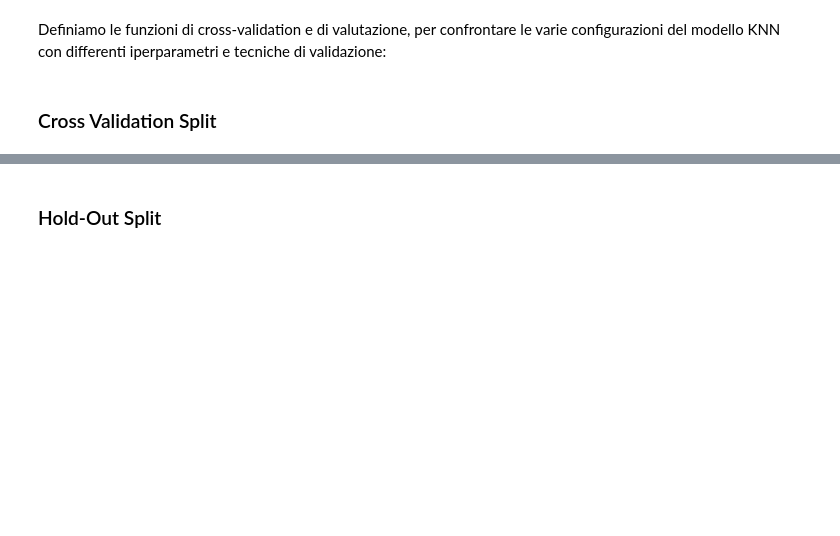
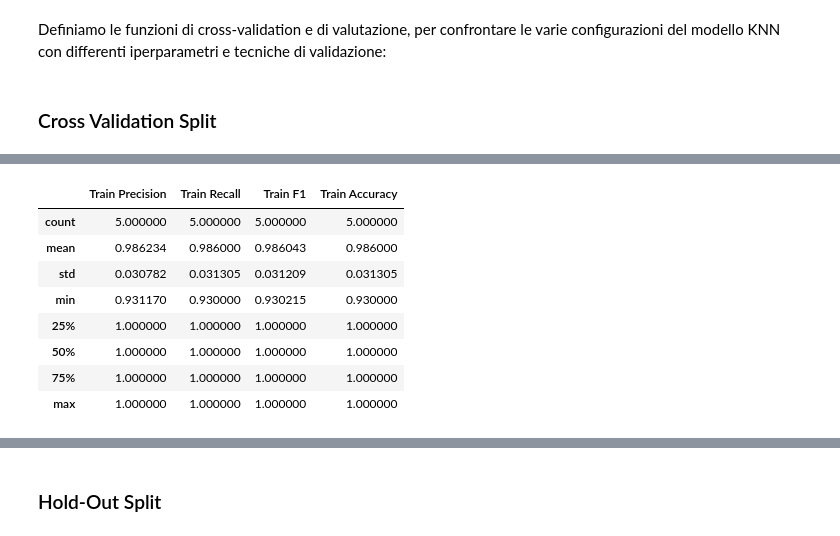
Before and after one commit to crypto-infinity/proai, a Jupyter notebook: course4-ml-algorithms/project/frutti_esotici.ipynb, the cells around one changed output, grey strips where cells are left out. Drawn from its saved outputs; the diff is of its cells as text; code cells hidden in the pictures; blank space fills up the shorter version.

Commit message:
Cross validation done, select models then validate

```diff
--- a/course4-ml-algorithms/project/frutti_esotici.ipynb
+++ b/course4-ml-algorithms/project/frutti_esotici.ipynb
@@ -243,6 +243,8 @@ def inverse_log_transform(features):
     """
 
     return np.expm1(features)
+# %%
+X["Diametro medio (mm)"] = log_transform(X["Diametro medio (mm)"])
 # %% [markdown]
 **Lunghezza Media**, nonostante anch'essa presenti un'asimmetria, non verrà comunque modificata ulteriormente (ad eccezione dello scaling, che verrà applicato successivamente).
 
@@ -286,7 +288,7 @@ Definiamo le funzioni di cross-validation e di valutazione, per confrontare le v
 
 from sklearn.metrics import precision_score, recall_score, f1_score, accuracy_score, confusion_matrix, classification_report
 
-def evaluate_model(model, dataset, message=None, verbose=False):
+def evaluate_model(model, dataset, message=None, verbose=True):
     """
     Evaluates a model by computing its metrics.
 
@@ -305,22 +307,26 @@ def evaluate_model(model, dataset, message=None, verbose=False):
     accuracy = accuracy_score(y, y_pred)
 
     if verbose:
+        if message:
+            print(message)
+
+        # Computing the classification report and confusion matrix
+
         report = classification_report(y, y_pred)
         confusion = confusion_matrix(y, y_pred)
 
-        if message:
-            print(message)
+        # Printing results
+
+        print(report)
+        print(confusion)
+
+        print("\n")
 
         print("Prime 5 classi reali:", y[:5].round(2))
         print("Prime 5 classi predette:", y_pred[:5].round(2))
 
         print("\n")
 
-        print(report)
-        print(confusion)
-
-        print("\n")
-
     return precision, recall, f1, accuracy
 # %%
 # Cross validation
@@ -412,18 +433,4 @@ Effettuiamo ora le validazioni incrociate di Cross Validation sul dataset:
 grid_search = GridSearchCV(KNeighborsClassifier(), param_grid, cv=5, scoring='accuracy', n_jobs=-1)
 
 # Cross validation with the best parameters
-train_precision, train_recall, train_f1, train_accuracy, test_precision, test_recall, test_f1, test_accuracy = cross_validation(grid_search, (X, y), cv=5, verbose=True)
-
-# Cross validation results
-cross_validation_results = pd.DataFrame({
-    'Train Precision': train_precision,
-    'Train Recall': train_recall,
-    'Train F1': train_f1,
-    'Train Accuracy': train_accuracy,
-    'Test Precision': test_precision,
-    'Test Recall': test_recall,
-    'Test F1': test_f1,
-    'Test Accuracy': test_accuracy
-})
-
-cross_validation_results.head(10)
+train_results, test_results = cross_validation(grid_search, (X, y), cv=5, verbose=True)
@@ -429,0 +464,12 @@ cross_validation_results.head(10)
+# %%
+train_results.describe()
+# %% [output]
+|  | Train Precision | Train Recall | Train F1 | Train Accuracy |
+| count | 5.000000 | 5.000000 | 5.000000 | 5.000000 |
+| mean | 0.986234 | 0.986000 | 0.986043 | 0.986000 |
+| std | 0.030782 | 0.031305 | 0.031209 | 0.031305 |
+| min | 0.931170 | 0.930000 | 0.930215 | 0.930000 |
+| 25% | 1.000000 | 1.000000 | 1.000000 | 1.000000 |
+| 50% | 1.000000 | 1.000000 | 1.000000 | 1.000000 |
+| 75% | 1.000000 | 1.000000 | 1.000000 | 1.000000 |
+| max | 1.000000 | 1.000000 | 1.000000 | 1.000000 |
```
Also changed, not shown: parts of 10 cells of this notebook.
